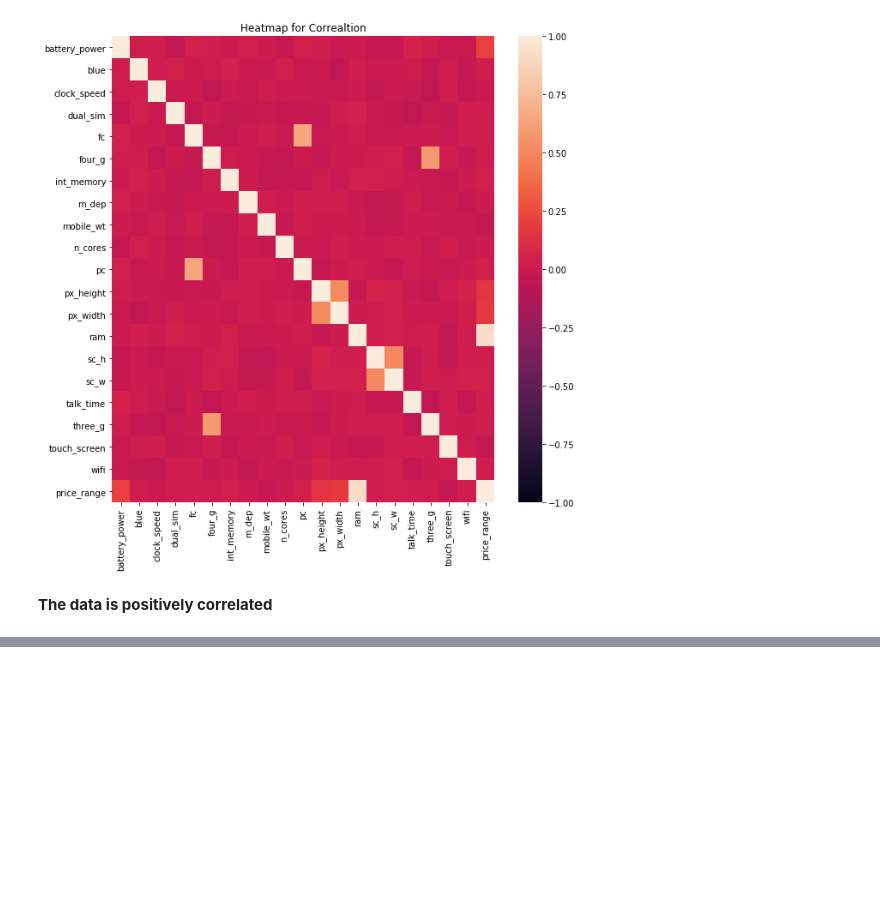
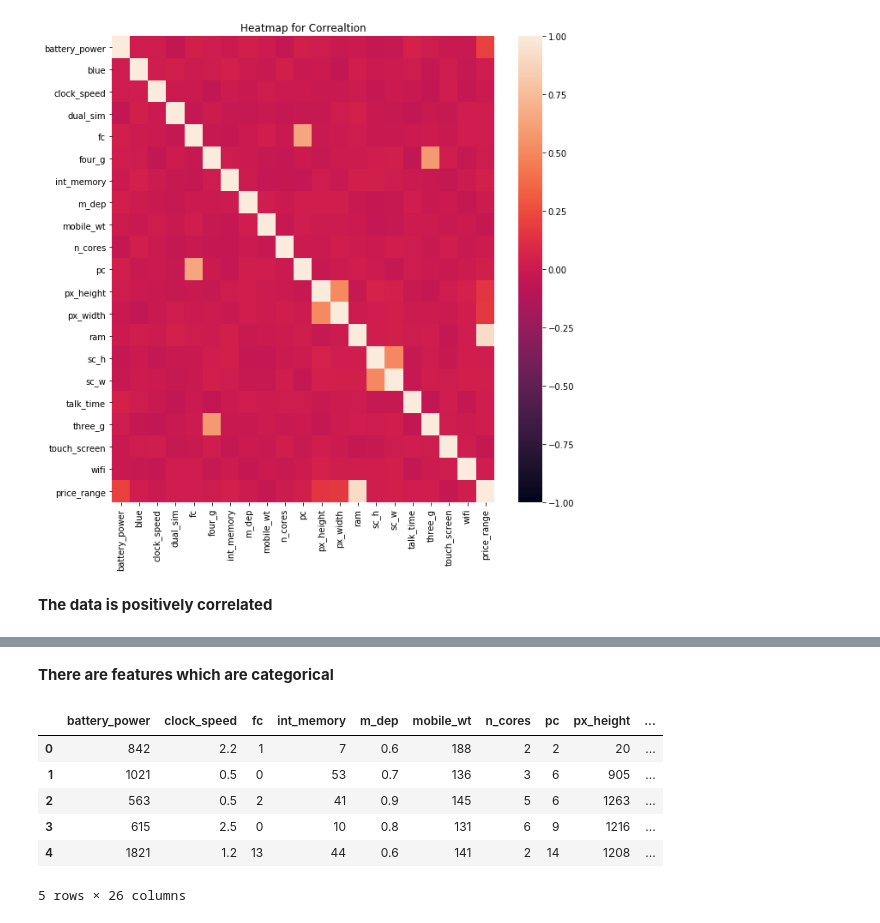
Before and after one commit to Ankit152/Mobile-Price-Prediction, a Jupyter notebook: mobilePrediction.ipynb, the cells around one changed output, grey strips where cells are left out. Drawn from its saved outputs; the diff is of its cells as text; code cells hidden in the pictures; blank space fills up the shorter version.

```diff
--- a/mobilePrediction.ipynb
+++ b/mobilePrediction.ipynb
@@ -186,0 +116,17 @@ plt.show()
+# %%
+# checking for number of unique values per column
+col_dummy=[]
+col_std=[]
+y=train['price_range']
+train=train.drop('price_range',axis=1)
+for col in list(train.columns):
+    n=len(pd.unique(train[col]))
+    print("Number of unique elements in the column: ",col," is:   ",n)
+    if(n<5):
+        col_dummy.append(col)
+    else:
+        col_std.append(col)
+
+print("<<<==================================================>>>")
+print("Columns for creating dummies: ",len(col_dummy))
+print("Columns for standardisation: ",len(col_std))
@@ -186,0 +151,14 @@ plt.show()
+# %% [markdown]
+**There are features which are categorical**
+# %%
+## creating dummy variables
+train=pd.get_dummies(train,columns=col_dummy)
+train.head()
+# %% [output]
+|  | battery_power | clock_speed | fc | int_memory | m_dep | mobile_wt | n_cores | pc | px_height | ... |
+| 0 | 842 | 2.2 | 1 | 7 | 0.6 | 188 | 2 | 2 | 20 | ... |
+| 1 | 1021 | 0.5 | 0 | 53 | 0.7 | 136 | 3 | 6 | 905 | ... |
+| 2 | 563 | 0.5 | 2 | 41 | 0.9 | 145 | 5 | 6 | 1263 | ... |
+| 3 | 615 | 2.5 | 0 | 10 | 0.8 | 131 | 6 | 9 | 1216 | ... |
+| 4 | 1821 | 1.2 | 13 | 44 | 0.6 | 141 | 2 | 14 | 1208 | ... |
+5 rows × 26 columns
```
Also changed, not shown: parts of 18 cells of this notebook.
